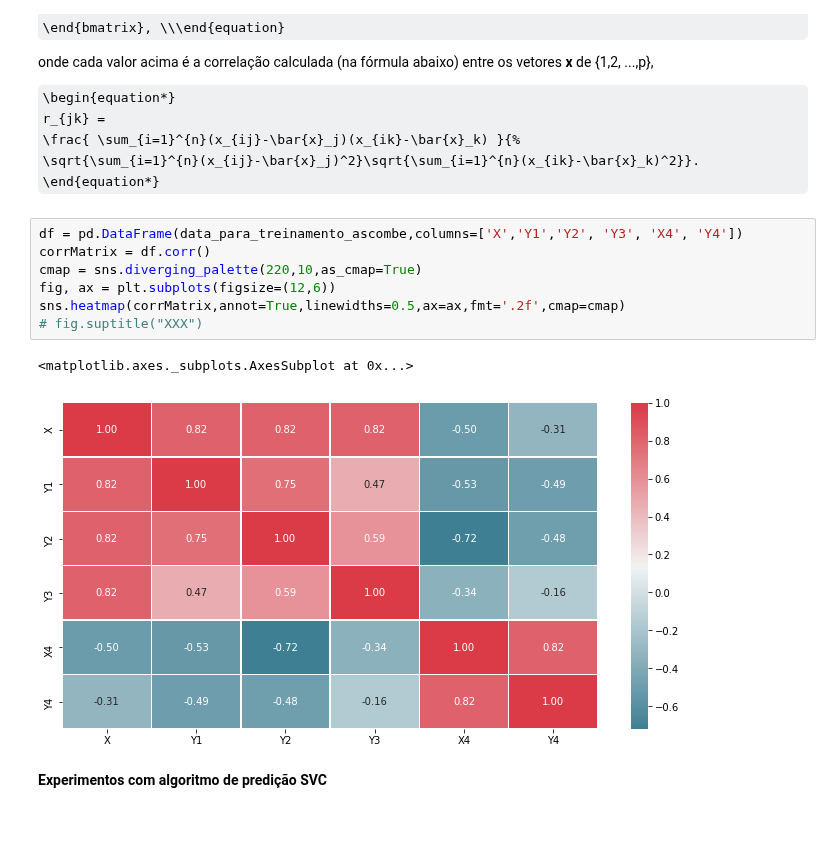
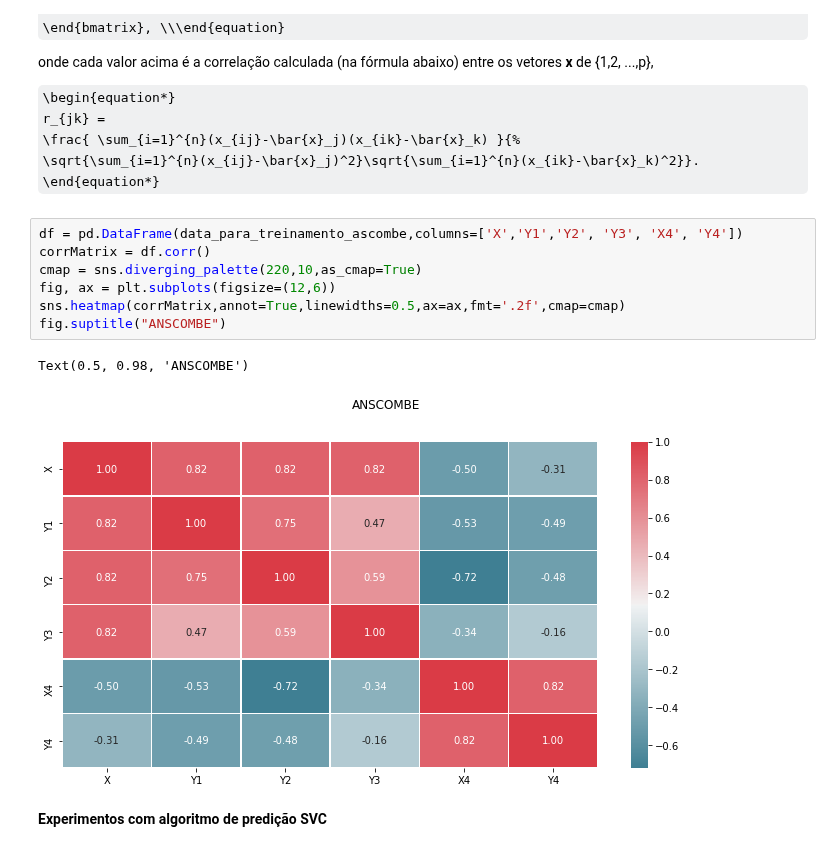
Before and after one commit to luizleroy/predictive_analytics, a Jupyter notebook: new.ipynb, the cells around one changed output. Drawn from its saved outputs; the diff is of its cells as text; some formulas as TeX source; blank space fills up the shorter version.

Commit message:
Avaliação estatística e de acurácia para melhoria da predição das funções Anscombe.

```diff
--- a/new.ipynb
+++ b/new.ipynb
@@ -209,13 +209,13 @@ onde cada valor acima é a correlação calculada (na fórmula abaixo) entre os
 # %%
 df = pd.DataFrame(data_para_treinamento_ascombe,columns=['X','Y1','Y2', 'Y3', 'X4', 'Y4'])
 corrMatrix = df.corr()
 cmap = sns.diverging_palette(220,10,as_cmap=True)
 fig, ax = plt.subplots(figsize=(12,6))
 sns.heatmap(corrMatrix,annot=True,linewidths=0.5,ax=ax,fmt='.2f',cmap=cmap)
-# fig.suptitle("XXX")
+fig.suptitle("ANSCOMBE")
 # %% [output]
-<matplotlib.axes._subplots.AxesSubplot at 0x...>
+Text(0.5, 0.98, 'ANSCOMBE')
-[figure, old version]
+[figure, new version]
 # %% [markdown]
 **Experimentos com algoritmo de predição SVC**
 # %% [markdown]
```
Also changed, not shown: parts of 13 cells of this notebook.
